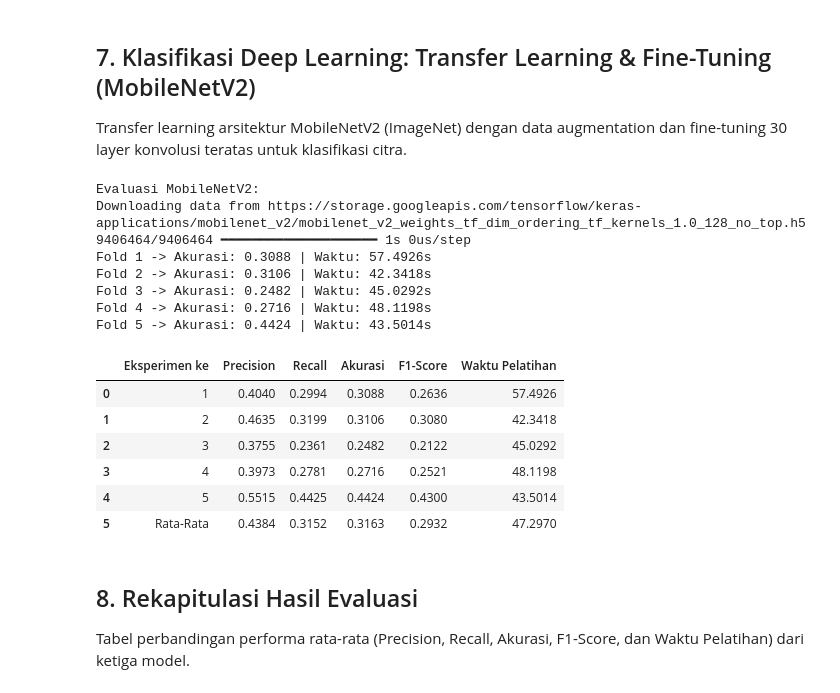
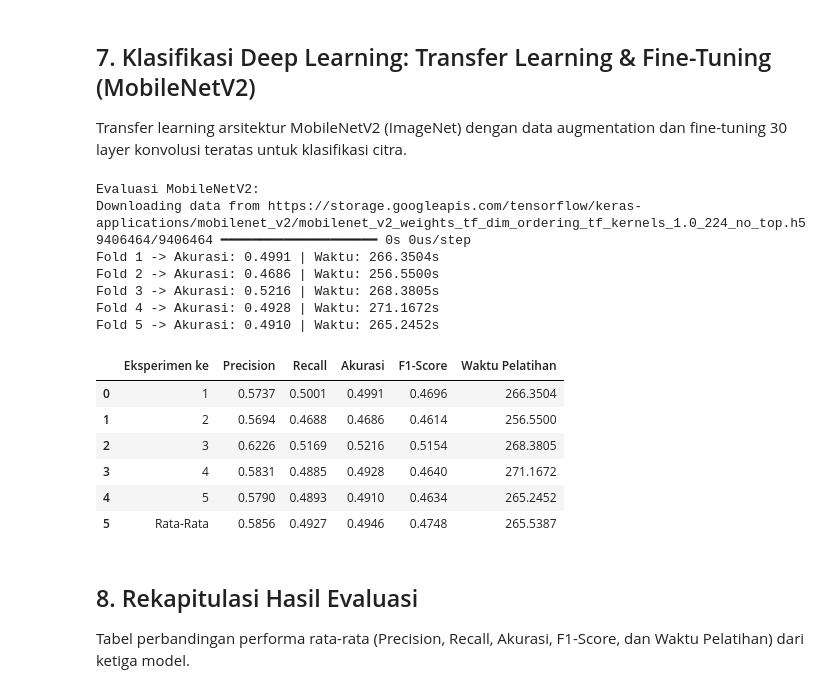
Before and after one commit to DenzelWahyudi/klasifikasi-data-citra-tulisan-tangan, a Jupyter notebook: Klasifikasi_Data_Citra_Export.ipynb, the cells around one changed output. Saved outputs shown, nothing was run; the diff lists cells and outputs as text; code cells hidden in the pictures.

```diff
--- a/Klasifikasi_Data_Citra_Export.ipynb
+++ b/Klasifikasi_Data_Citra_Export.ipynb
@@ -182,10 +200,12 @@ le = LabelEncoder()
 y_encoded = le.fit_transform(labels)
 num_classes = len(le.classes_)
 
-# Preprocessing citra RGB untuk Deep Learning dengan Letterboxing
-print("Memuat citra untuk Deep Learning (menggunakan letterboxing)...")
+DL_IMG_SIZE = (224, 224)
+
+# Preprocessing citra RGB untuk Deep Learning dengan cropping ROI & letterboxing 224x224
+print("Memuat citra untuk Deep Learning (cropping ROI + letterboxing 224x224)...")
 X_images = np.array([
-    np.array(resize_with_letterbox(Image.open(p), target_size=IMG_SIZE, bg_color=(230, 230, 230)).convert('RGB'), dtype=np.float32) / 255.0
+    (np.array(resize_with_letterbox(crop_text_roi(Image.open(p)), target_size=DL_IMG_SIZE, bg_color=(230, 230, 230)).convert('RGB'), dtype=np.float32) / 127.5) - 1.0
     for p in image_paths
 ])
 print("Dimensi tensor citra DL:", X_images.shape)
@@ -218,13 +238,23 @@ def evaluate_kfold(name, model_fn, X, y, folds, is_keras=False, scale=False, fit
         model = model_fn() if callable(model_fn) else clone(model_fn)
 
         t0 = time.time()
-        model.fit(X_train, y_train, **fit_kwargs)
-        durasi = time.time() - t0
-
         if is_keras:
+            callbacks = [
+                tf.keras.callbacks.EarlyStopping(monitor='val_accuracy', patience=6, restore_best_weights=True),
+                tf.keras.callbacks.ReduceLROnPlateau(monitor='val_loss', factor=0.5, patience=3)
+            ]
+            model.fit(
+                X_train, y_train,
+                validation_data=(X_test, y_test),
+                callbacks=callbacks,
+                **fit_kwargs
+            )
             y_pred = np.argmax(model.predict(X_test, verbose=0), axis=1)
         else:
+            model.fit(X_train, y_train, **fit_kwargs)
             y_pred = model.predict(X_test)
+
+        durasi = time.time() - t0
 
         res = {
             'Eksperimen ke': fold_no,
@@ -235,10 +265,10 @@ def evaluate_kfold(name, model_fn, X, y, folds, is_keras=False, scale=False, fit
             'Waktu Pelatihan': round(durasi, 4)
         }
         results.append(res)
-        print(f"Fold {fold_no} -> Akurasi: {res['Akurasi']} | Waktu: {durasi:.4f}s")
+        print(f"Fold {fold_no} -> Akurasi: {res['Akurasi']:.4f} | Waktu: {res['Waktu Pelatihan']:.4f}s")
 
     df = pd.DataFrame(results)
-    rata = {
+    rata_rata = {
         'Eksperimen ke': 'Rata-Rata',
         'Precision': round(df['Precision'].mean(), 4),
         'Recall': round(df['Recall'].mean(), 4),
@@ -246,6 +276,6 @@ def evaluate_kfold(name, model_fn, X, y, folds, is_keras=False, scale=False, fit
         'F1-Score': round(df['F1-Score'].mean(), 4),
         'Waktu Pelatihan': round(df['Waktu Pelatihan'].mean(), 4)
     }
-    df_with_avg = pd.concat([df, pd.DataFrame([rata])], ignore_index=True)
-    return df_with_avg, rata
+    df = pd.concat([df, pd.DataFrame([rata_rata])], ignore_index=True)
+    return df, rata_rata
 # %% [output]
@@ -307,7 +337,7 @@ Fold 5 -> Akurasi: 0.6025 | Waktu: 2.1723s
 ## 7. Klasifikasi Deep Learning: Transfer Learning & Fine-Tuning (MobileNetV2)
 Transfer learning arsitektur MobileNetV2 (ImageNet) dengan data augmentation dan fine-tuning 30 layer konvolusi teratas untuk klasifikasi citra.
 # %%
-def build_mobilenet(input_shape=(128, 128, 3), n_classes=num_classes):
+def build_mobilenet(input_shape=(224, 224, 3), n_classes=num_classes):
     base = MobileNetV2(weights='imagenet', include_top=False, input_shape=input_shape)
 
     # Fine-tuning: buka unfreeze pada 30 layer teratas agar belajar representasi goresan tulisan tangan
@@ -321,47 +351,47 @@ def build_mobilenet(input_shape=(128, 128, 3), n_classes=num_classes):
         layers.RandomContrast(0.12),
     ])
 
     inputs = tf.keras.Input(shape=input_shape)
     x = data_augmentation(inputs)
     x = base(x, training=False)
     x = layers.GlobalAveragePooling2D()(x)
     x = layers.Dropout(0.3)(x)
     x = layers.Dense(128, activation='relu')(x)
     outputs = layers.Dense(n_classes, activation='softmax')(x)
 
     model = tf.keras.Model(inputs=inputs, outputs=outputs)
     model.compile(
         optimizer=tf.keras.optimizers.Adam(learning_rate=2e-4),
         loss='sparse_categorical_crossentropy',
         metrics=['accuracy']
     )
     return model
 
 # Evaluasi 5-Fold Cross Validation untuk MobileNetV2
 df_mb, rata_mb = evaluate_kfold(
     "MobileNetV2",
     build_mobilenet,
     X_images, y_encoded, k_folds,
     is_keras=True,
-    fit_kwargs={'epochs': 12, 'batch_size': 32, 'verbose': 0}
+    fit_kwargs={'epochs': 35, 'batch_size': 32, 'verbose': 0}
 )
 display(df_mb)
 # %% [output]
 Evaluasi MobileNetV2:
-Downloading data from https://storage.googleapis.com/tensorflow/keras-applications/mobilenet_v2/mobilenet_v2_weights_tf_dim_ordering_tf_kernels_1.0_128_no_top.h5
-9406464/9406464 ━━━━━━━━━━━━━━━━━━━━ 1s 0us/step
-Fold 1 -> Akurasi: 0.3088 | Waktu: 57.4926s
-Fold 2 -> Akurasi: 0.3106 | Waktu: 42.3418s
-Fold 3 -> Akurasi: 0.2482 | Waktu: 45.0292s
-Fold 4 -> Akurasi: 0.2716 | Waktu: 48.1198s
-Fold 5 -> Akurasi: 0.4424 | Waktu: 43.5014s
+Downloading data from https://storage.googleapis.com/tensorflow/keras-applications/mobilenet_v2/mobilenet_v2_weights_tf_dim_ordering_tf_kernels_1.0_224_no_top.h5
+9406464/9406464 ━━━━━━━━━━━━━━━━━━━━ 0s 0us/step
+Fold 1 -> Akurasi: 0.4991 | Waktu: 266.3504s
+Fold 2 -> Akurasi: 0.4686 | Waktu: 256.5500s
+Fold 3 -> Akurasi: 0.5216 | Waktu: 268.3805s
+Fold 4 -> Akurasi: 0.4928 | Waktu: 271.1672s
+Fold 5 -> Akurasi: 0.4910 | Waktu: 265.2452s
 |  | Eksperimen ke | Precision | Recall | Akurasi | F1-Score | Waktu Pelatihan |
-| 0 | 1 | 0.4040 | 0.2994 | 0.3088 | 0.2636 | 57.4926 |
-| 1 | 2 | 0.4635 | 0.3199 | 0.3106 | 0.3080 | 42.3418 |
-| 2 | 3 | 0.3755 | 0.2361 | 0.2482 | 0.2122 | 45.0292 |
-| 3 | 4 | 0.3973 | 0.2781 | 0.2716 | 0.2521 | 48.1198 |
-| 4 | 5 | 0.5515 | 0.4425 | 0.4424 | 0.4300 | 43.5014 |
-| 5 | Rata-Rata | 0.4384 | 0.3152 | 0.3163 | 0.2932 | 47.2970 |
+| 0 | 1 | 0.5737 | 0.5001 | 0.4991 | 0.4696 | 266.3504 |
+| 1 | 2 | 0.5694 | 0.4688 | 0.4686 | 0.4614 | 256.5500 |
+| 2 | 3 | 0.6226 | 0.5169 | 0.5216 | 0.5154 | 268.3805 |
+| 3 | 4 | 0.5831 | 0.4885 | 0.4928 | 0.4640 | 271.1672 |
+| 4 | 5 | 0.5790 | 0.4893 | 0.4910 | 0.4634 | 265.2452 |
+| 5 | Rata-Rata | 0.5856 | 0.4927 | 0.4946 | 0.4748 | 265.5387 |
 # %% [markdown]
 ## 8. Rekapitulasi Hasil Evaluasi
 Tabel perbandingan performa rata-rata (Precision, Recall, Akurasi, F1-Score, dan Waktu Pelatihan) dari ketiga model.
```
Also changed, not shown: parts of 11 cells of this notebook, 18 other files.
